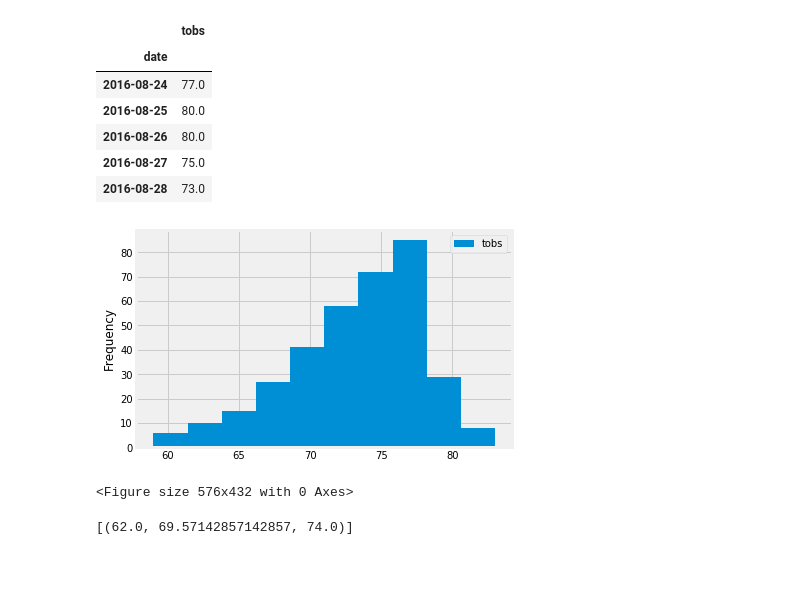
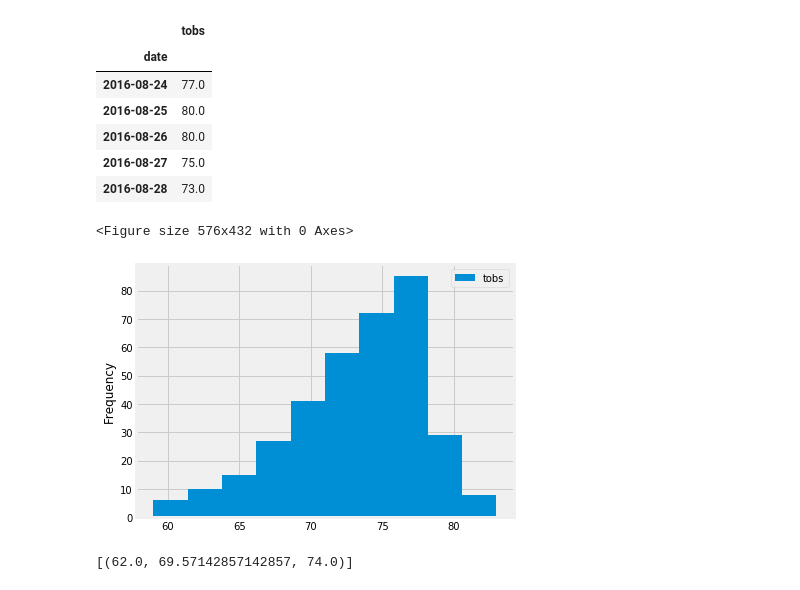
Before and after one commit to alangarbarino/SQL_Alchemy, a Jupyter notebook: climate_starter.ipynb, the cells around one changed output. Cells and saved outputs as stored; diff of their text form; code cells hidden in the pictures.

```diff
--- a/climate_starter.ipynb
+++ b/climate_starter.ipynb
@@ -241,14 +241,14 @@ last_year_temp_df.head()
 # %%
 # plot the results as a histogram
 
+figure(figsize=(8, 6))
 last_year_temp_df.plot.hist()
-figure(figsize=(8, 6), facecolor='#f5f5f5')
 plt.tight_layout()
 plt.savefig('last_year_temp.png')
 plt.show()
 # %% [output]
+<Figure size 576x432 with 0 Axes>
-[figure, old version]
+[figure, new version]
-<Figure size 576x432 with 0 Axes>
 # %%
 # This function called `calc_temps` will accept start date and end date in the format '%Y-%m-%d'
 # and return the minimum, average, and maximum temperatures for that range of dates
```
Also changed, not shown: parts of 1 cell of this notebook, 2 other files.
